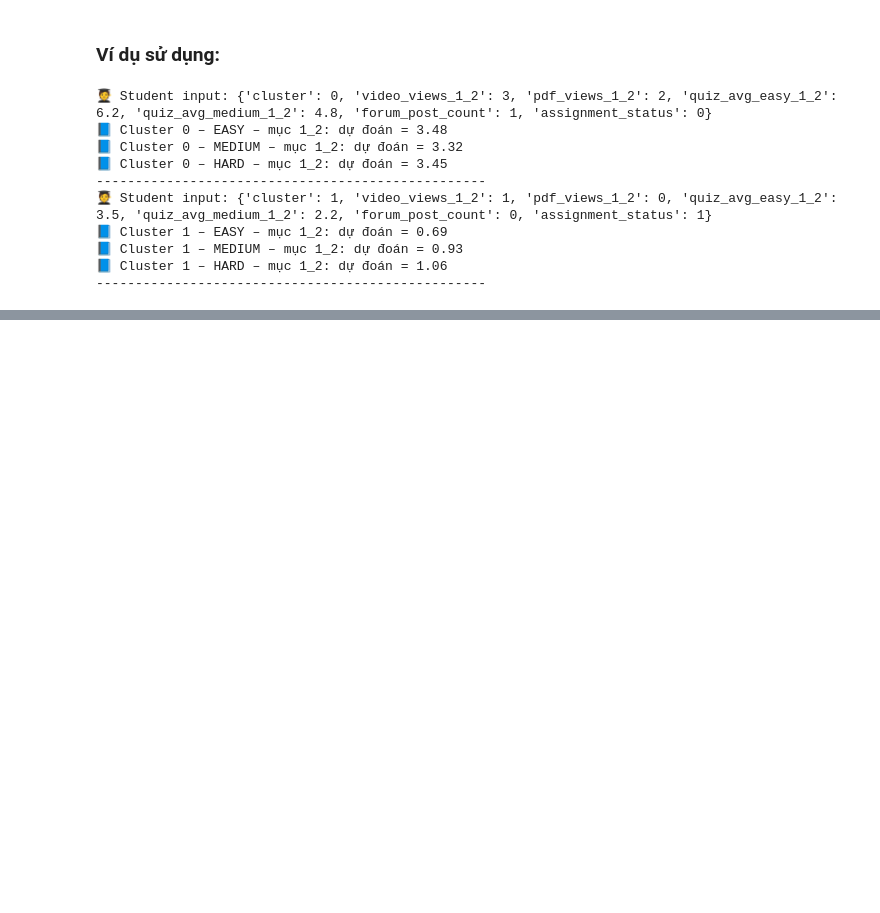
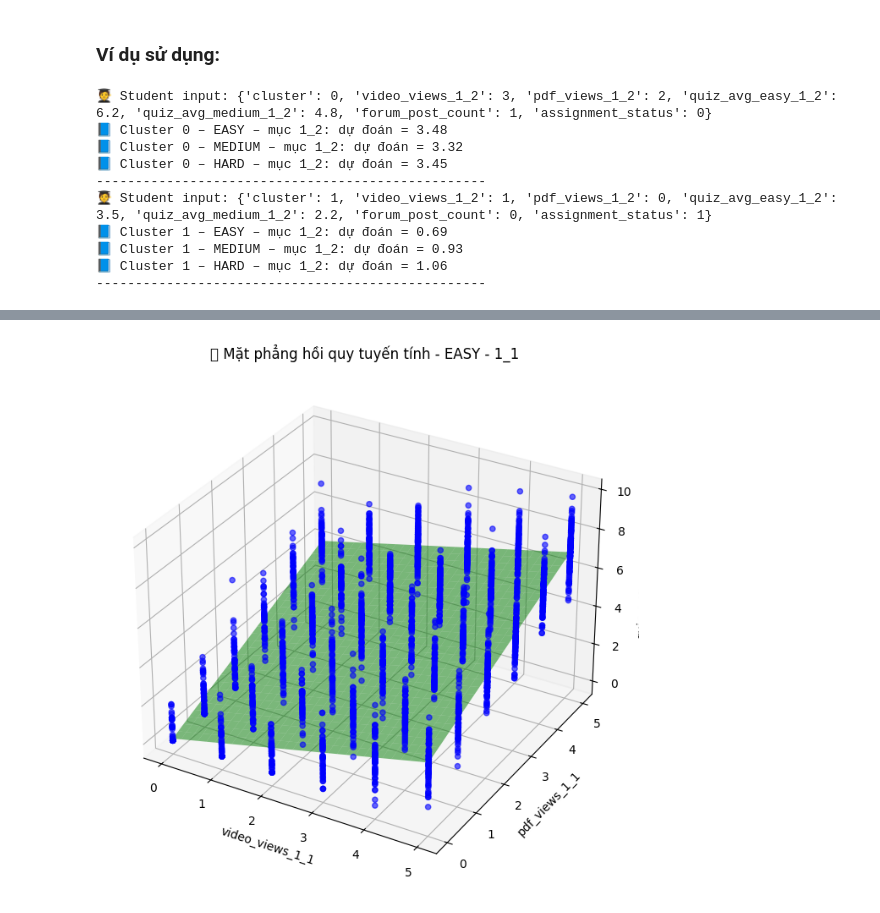
Before and after one commit to LocNguyenSGU/DemoAI_KLTN, a Jupyter notebook: DemoAllThucTe/demoLinearRegression.ipynb, the cells around one changed output, grey strips where cells are left out. Drawn from its saved outputs; the diff is of its cells as text; code cells hidden in the pictures; blank space fills up the shorter version.

```diff
--- a/DemoAllThucTe/demoLinearRegression.ipynb
+++ b/DemoAllThucTe/demoLinearRegression.ipynb
@@ -240,0 +325,58 @@ for stu in sample_students:
+# %%
+from mpl_toolkits.mplot3d import Axes3D
+import matplotlib.pyplot as plt
+import numpy as np
+
+section = "1_1"
+level = "easy"
+key = f"{level}_{section}"
+model = models_c0[key]
+
+# Chọn 2 feature muốn vẽ
+feat1 = f"video_views_{section}"
+feat2 = f"pdf_views_{section}"
+
+# Lấy data và cột tương ứng
+base_cols = [
+    feat1,
+    feat2,
+    "forum_post_count",
+    "assignment_status",
+    "cluster"
+]
+X = df_c0[base_cols]
+y = df_c0[f"quiz_avg_{level}_{section}"]
+
+f1_idx = X.columns.get_loc(feat1)
+f2_idx = X.columns.get_loc(feat2)
+
+# Tạo lưới điểm để vẽ mặt phẳng hồi quy
+x_surf = np.linspace(X[feat1].min(), X[feat1].max(), 30)
+y_surf = np.linspace(X[feat2].min(), X[feat2].max(), 30)
+x_grid, y_grid = np.meshgrid(x_surf, y_surf)
+
+# Tạo input giả
+X_mean = X.mean().values.reshape(1, -1)
+Z_input = X_mean.repeat(x_grid.size, axis=0)
+Z_input[:, f1_idx] = x_grid.ravel()
+Z_input[:, f2_idx] = y_grid.ravel()
+
+z_pred = model.predict(Z_input).reshape(x_grid.shape)
+
+# Vẽ biểu đồ 3D
+fig = plt.figure(figsize=(10, 8))
+ax = fig.add_subplot(111, projection='3d')
+
+# Vẽ điểm thật
+ax.scatter(X[feat1], X[feat2], y, color="blue", alpha=0.6, label="Dữ liệu thực")
+
+# Vẽ mặt phẳng hồi quy
+ax.plot_surface(x_grid, y_grid, z_pred, alpha=0.5, color='green', label="Hồi quy")
+
+ax.set_xlabel(feat1)
+ax.set_ylabel(feat2)
+ax.set_zlabel(f"quiz_avg_{level}_{section}")
+ax.set_title(f"📘 Mặt phẳng hồi quy tuyến tính - {level.upper()} - {section}")
+plt.show()
+# %% [output]
+[figure, added]
```
Also changed, not shown: parts of 1 cell of this notebook.
